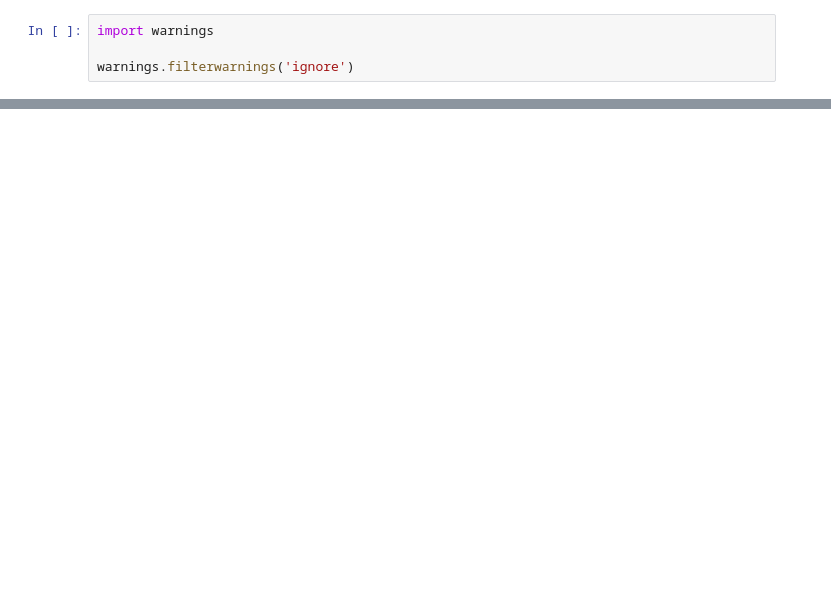
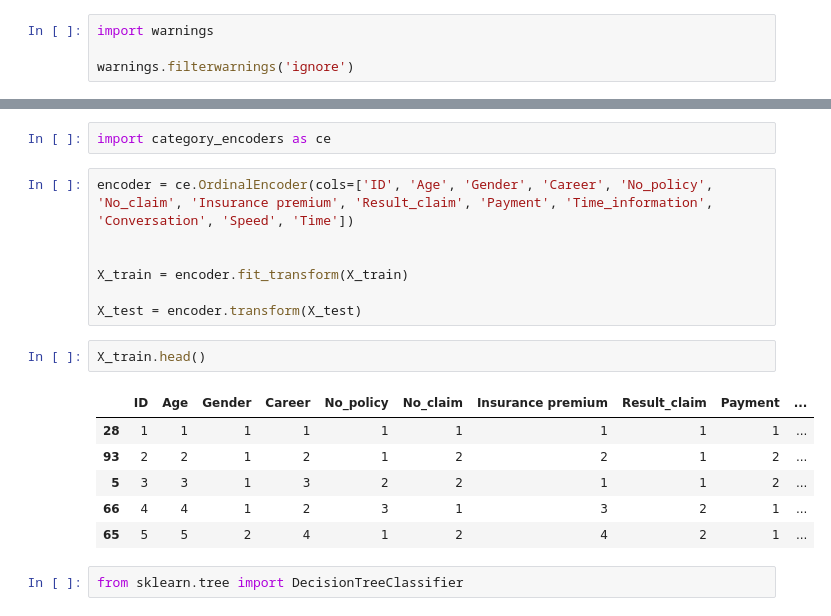
Before and after one commit to Suchada2000/MY-WORK, a Jupyter notebook: Untitled17.ipynb, the cells around one changed output, grey strips where cells are left out. Cells and saved outputs as stored; diff of their text form; blank space fills up the shorter version.

Commit message:
dicition tree

```diff
--- a/Untitled17.ipynb
+++ b/Untitled17.ipynb
@@ -23,0 +186,20 @@ UnicodeDecodeError: 'utf-8' codec can't decode bytes in position 15-16: invalid
+# %%
+import category_encoders as ce
+# %%
+encoder = ce.OrdinalEncoder(cols=['ID', 'Age', 'Gender', 'Career', 'No_policy', 'No_claim', 'Insurance premium', 'Result_claim', 'Payment', 'Time_information', 'Conversation', 'Speed', 'Time'])
+
+
+X_train = encoder.fit_transform(X_train)
+
+X_test = encoder.transform(X_test)
+# %%
+X_train.head()
+# %% [output]
+|  | ID | Age | Gender | Career | No_policy | No_claim | Insurance premium | Result_claim | Payment | ... |
+| 28 | 1 | 1 | 1 | 1 | 1 | 1 | 1 | 1 | 1 | ... |
+| 93 | 2 | 2 | 1 | 2 | 1 | 2 | 2 | 1 | 2 | ... |
+| 5 | 3 | 3 | 1 | 3 | 2 | 2 | 1 | 1 | 2 | ... |
+| 66 | 4 | 4 | 1 | 2 | 3 | 1 | 3 | 2 | 1 | ... |
+| 65 | 5 | 5 | 2 | 4 | 1 | 2 | 4 | 2 | 1 | ... |
+# %%
+from sklearn.tree import DecisionTreeClassifier
```
Also changed, not shown: parts of 30 cells of this notebook.
